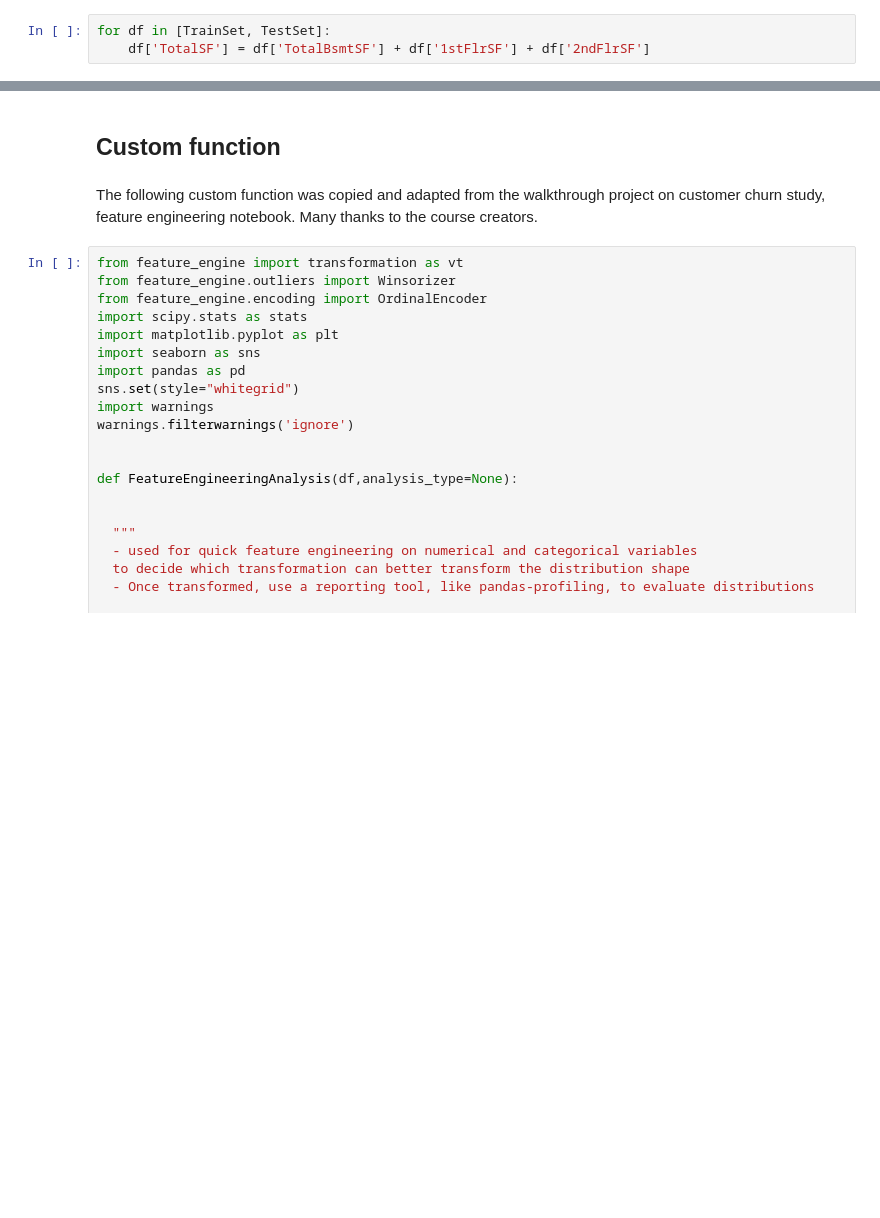
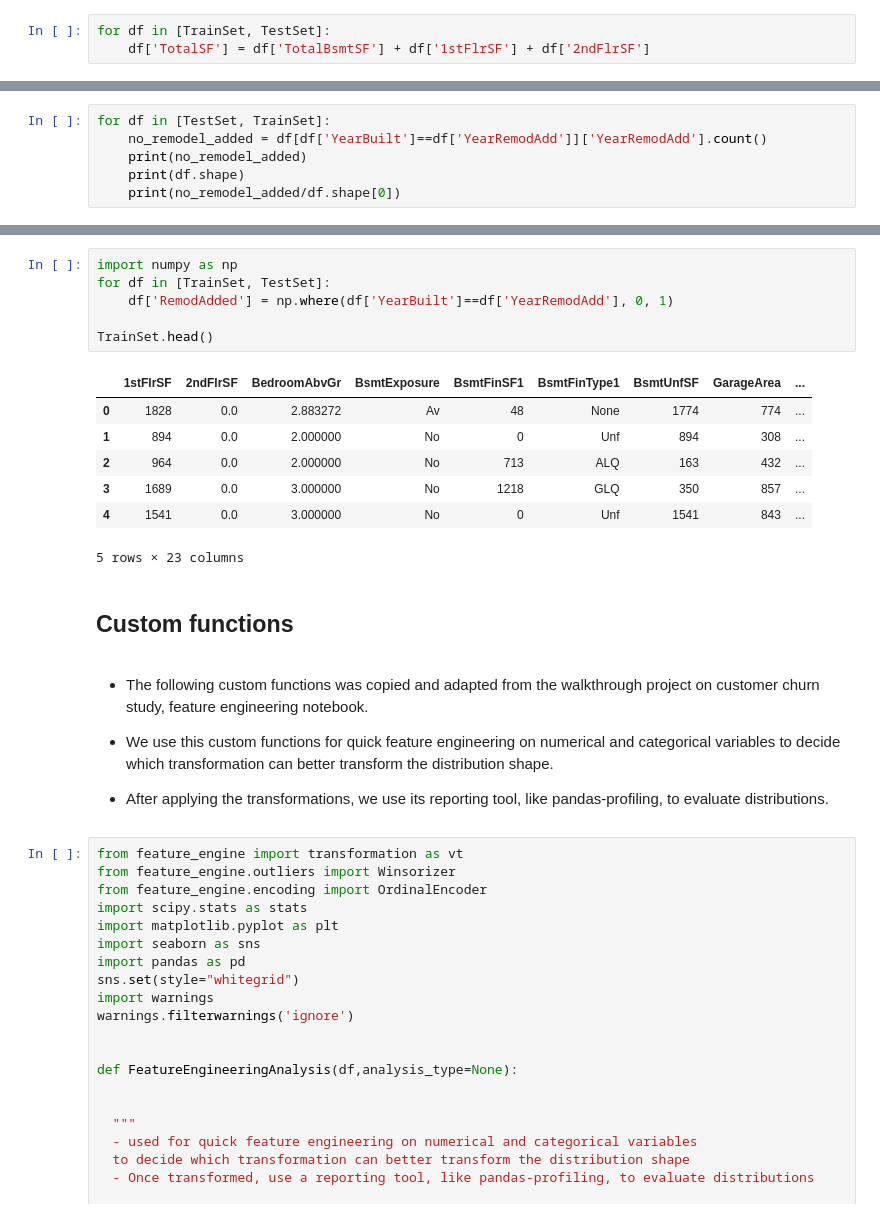
Before and after one commit to Amareteklay/heritage-housing-issues, a Jupyter notebook: jupyter_notebooks/04 - Feature_Engineering.ipynb, the cells around one changed output, grey strips where cells are left out. Cells and saved outputs as stored; diff of their text form; blank space fills up the shorter version.

```diff
--- a/jupyter_notebooks/04 - Feature_Engineering.ipynb
+++ b/jupyter_notebooks/04 - Feature_Engineering.ipynb
@@ -105,0 +164,6 @@ sns.jointplot(y=TrainSet['SalePrice'],x=TrainSet['TotalSF'],kind="reg")
+# %%
+for df in [TestSet, TrainSet]:
+    no_remodel_added = df[df['YearBuilt']==df['YearRemodAdd']]['YearRemodAdd'].count()
+    print(no_remodel_added)
+    print(df.shape)
+    print(no_remodel_added/df.shape[0])
@@ -106,7 +181,26 @@ sns.jointplot(y=TrainSet['SalePrice'],x=TrainSet['TotalSF'],kind="reg")
+# %%
+import numpy as np
+for df in [TrainSet, TestSet]:
+    df['RemodAdded'] = np.where(df['YearBuilt']==df['YearRemodAdd'], 0, 1)
+
+TrainSet.head()
+# %% [output]
+|  | 1stFlrSF | 2ndFlrSF | BedroomAbvGr | BsmtExposure | BsmtFinSF1 | BsmtFinType1 | BsmtUnfSF | GarageArea | ... |
+| 0 | 1828 | 0.0 | 2.883272 | Av | 48 | None | 1774 | 774 | ... |
+| 1 | 894 | 0.0 | 2.000000 | No | 0 | Unf | 894 | 308 | ... |
+| 2 | 964 | 0.0 | 2.000000 | No | 713 | ALQ | 163 | 432 | ... |
+| 3 | 1689 | 0.0 | 3.000000 | No | 1218 | GLQ | 350 | 857 | ... |
+| 4 | 1541 | 0.0 | 3.000000 | No | 0 | Unf | 1541 | 843 | ... |
+5 rows × 23 columns
 # %% [markdown]
-## Custom function
+## Custom functions
 # %% [markdown]
-The following custom function was copied and adapted from the walkthrough project on customer churn study, feature engineering notebook. Many thanks to the course creators.
+* The following custom functions was copied and adapted from the walkthrough project on customer churn study, feature engineering notebook.
+
+* We use this custom functions for quick feature engineering on numerical and categorical variables
+  to decide which transformation can better transform the distribution shape.
+
+* After applying the transformations, we use its reporting tool, like pandas-profiling, to evaluate distributions.
 # %%
 from feature_engine import transformation as vt
 from feature_engine.outliers import Winsorizer
```
Also changed, not shown: parts of 25 cells of this notebook, 1 other file.
